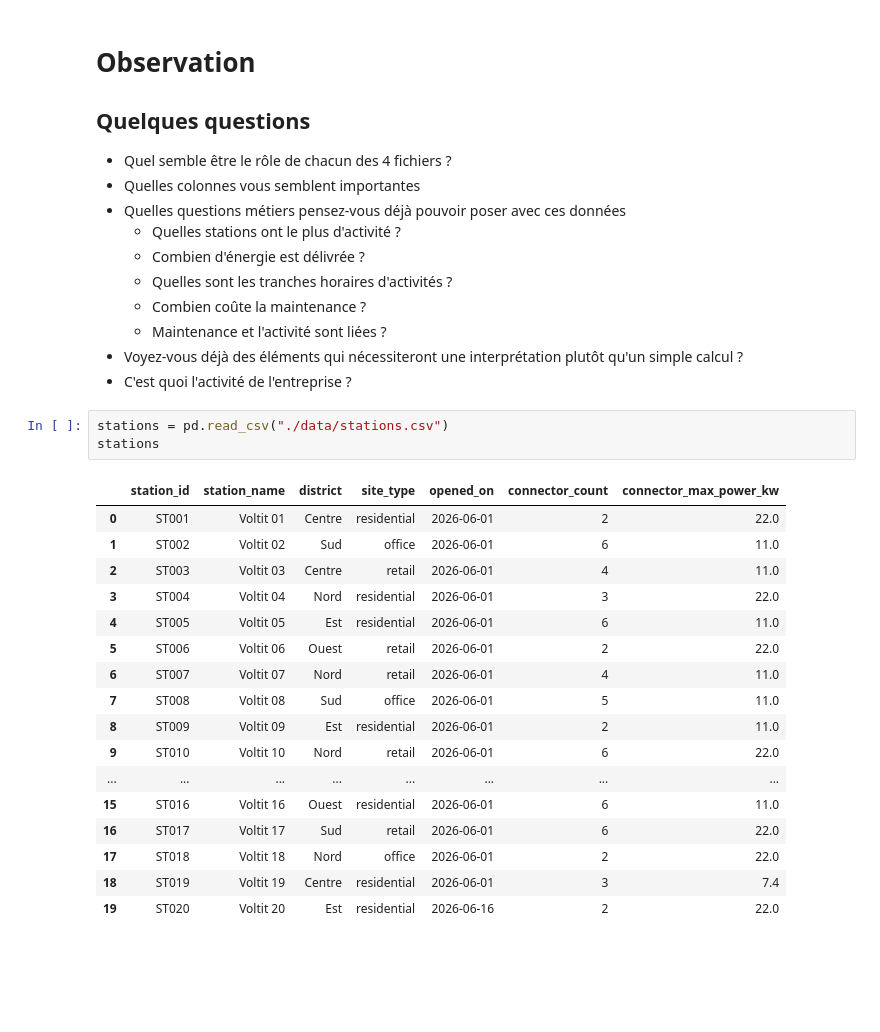
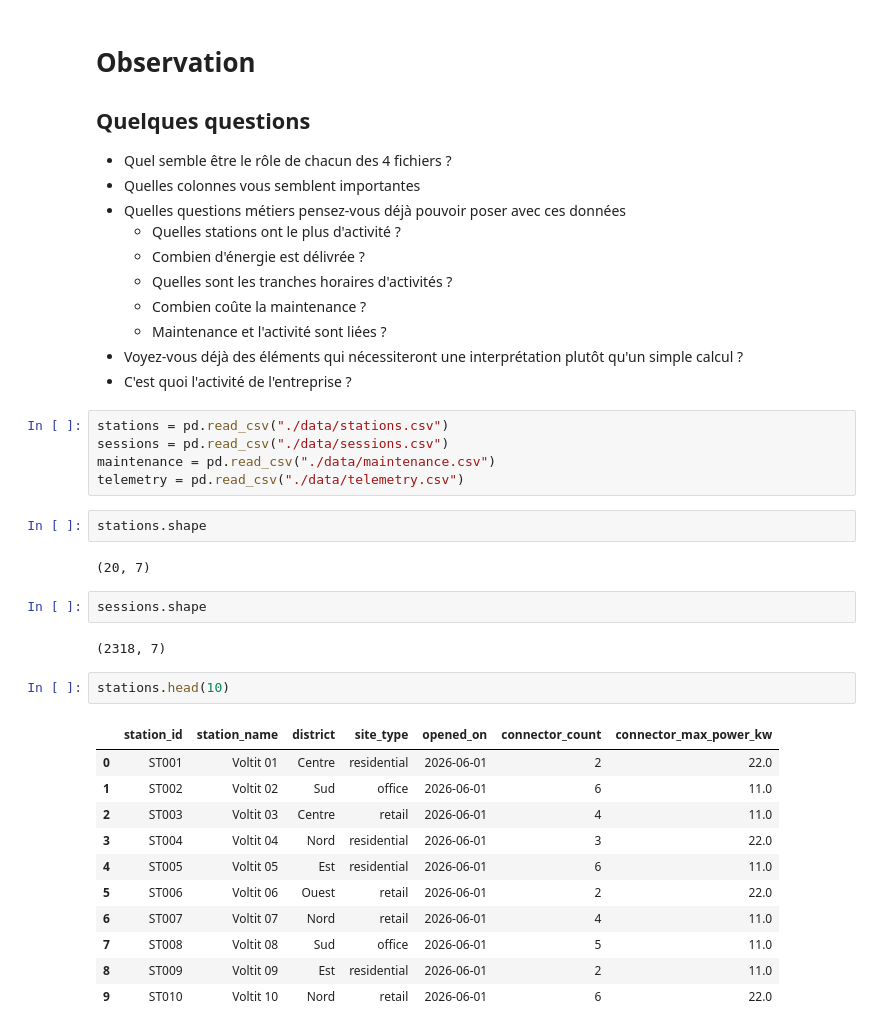
Before and after one commit to Gladrat/2627-analysis-efrei-m2-dev, a Jupyter notebook: analysis.ipynb, the cells around one changed output. Saved outputs shown, nothing was run; the diff lists cells and outputs as text; blank space fills up the shorter version.

```diff
--- a/analysis.ipynb
+++ b/analysis.ipynb
@@ -27,22 +27,28 @@ pd.__version__
 - C'est quoi l'activité de l'entreprise ?
 # %%
 stations = pd.read_csv("./data/stations.csv")
-stations
+sessions = pd.read_csv("./data/sessions.csv")
+maintenance = pd.read_csv("./data/maintenance.csv")
+telemetry = pd.read_csv("./data/telemetry.csv")
-# %% [output]
-|  | station_id | station_name | district | site_type | opened_on | connector_count | connector_max_power_kw |
-| 0 | ST001 | Voltit 01 | Centre | residential | 2026-06-01 | 2 | 22.0 |
-| 1 | ST002 | Voltit 02 | Sud | office | 2026-06-01 | 6 | 11.0 |
-| 2 | ST003 | Voltit 03 | Centre | retail | 2026-06-01 | 4 | 11.0 |
-| 3 | ST004 | Voltit 04 | Nord | residential | 2026-06-01 | 3 | 22.0 |
-| 4 | ST005 | Voltit 05 | Est | residential | 2026-06-01 | 6 | 11.0 |
-| 5 | ST006 | Voltit 06 | Ouest | retail | 2026-06-01 | 2 | 22.0 |
-| 6 | ST007 | Voltit 07 | Nord | retail | 2026-06-01 | 4 | 11.0 |
-| 7 | ST008 | Voltit 08 | Sud | office | 2026-06-01 | 5 | 11.0 |
-| 8 | ST009 | Voltit 09 | Est | residential | 2026-06-01 | 2 | 11.0 |
-| 9 | ST010 | Voltit 10 | Nord | retail | 2026-06-01 | 6 | 22.0 |
-| ... | ... | ... | ... | ... | ... | ... | ... |
-| 15 | ST016 | Voltit 16 | Ouest | residential | 2026-06-01 | 6 | 11.0 |
-| 16 | ST017 | Voltit 17 | Sud | retail | 2026-06-01 | 6 | 22.0 |
-| 17 | ST018 | Voltit 18 | Nord | office | 2026-06-01 | 2 | 22.0 |
-| 18 | ST019 | Voltit 19 | Centre | residential | 2026-06-01 | 3 | 7.4 |
-| 19 | ST020 | Voltit 20 | Est | residential | 2026-06-16 | 2 | 22.0 |
+# %%
+stations.shape
+# %% [output]
+(20, 7)
+# %%
+sessions.shape
+# %% [output]
+(2318, 7)
+# %%
+stations.head(10)
+# %% [output]
+|  | station_id | station_name | district | site_type | opened_on | connector_count | connector_max_power_kw |
+| 0 | ST001 | Voltit 01 | Centre | residential | 2026-06-01 | 2 | 22.0 |
+| 1 | ST002 | Voltit 02 | Sud | office | 2026-06-01 | 6 | 11.0 |
+| 2 | ST003 | Voltit 03 | Centre | retail | 2026-06-01 | 4 | 11.0 |
+| 3 | ST004 | Voltit 04 | Nord | residential | 2026-06-01 | 3 | 22.0 |
+| 4 | ST005 | Voltit 05 | Est | residential | 2026-06-01 | 6 | 11.0 |
+| 5 | ST006 | Voltit 06 | Ouest | retail | 2026-06-01 | 2 | 22.0 |
+| 6 | ST007 | Voltit 07 | Nord | retail | 2026-06-01 | 4 | 11.0 |
+| 7 | ST008 | Voltit 08 | Sud | office | 2026-06-01 | 5 | 11.0 |
+| 8 | ST009 | Voltit 09 | Est | residential | 2026-06-01 | 2 | 11.0 |
+| 9 | ST010 | Voltit 10 | Nord | retail | 2026-06-01 | 6 | 22.0 |
```
Also changed, not shown: parts of 6 cells of this notebook, 1 other file.
